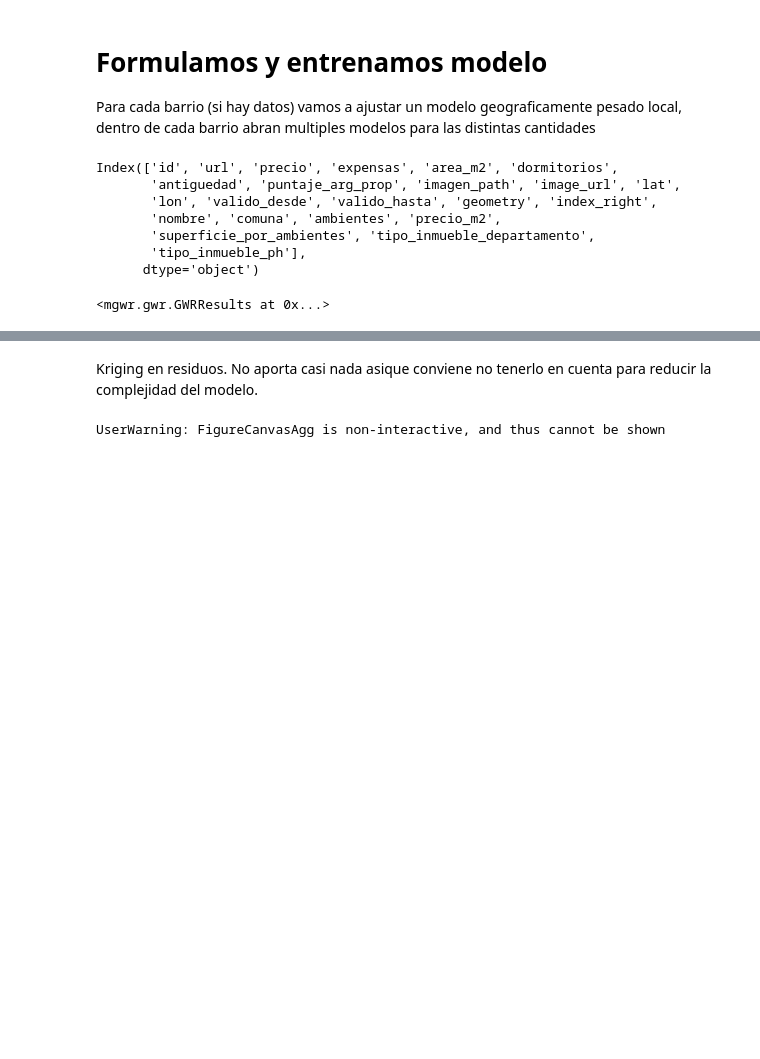
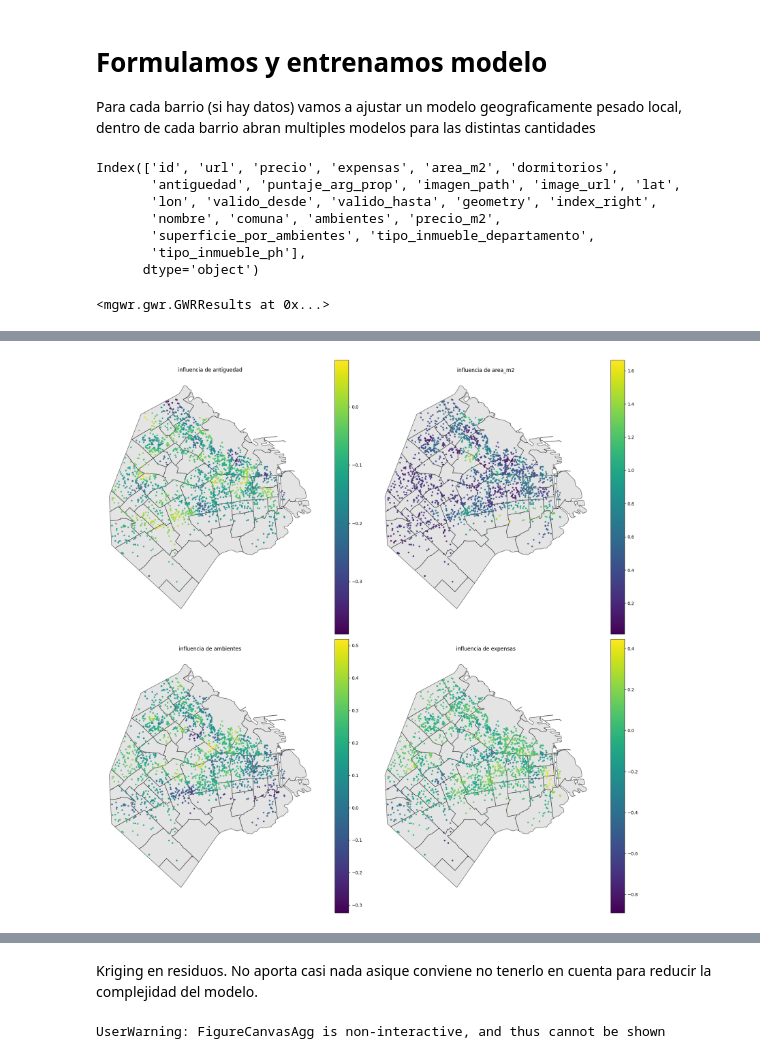
Before and after one commit to santieliges/caba-property-opportunities, a Jupyter notebook: modelo_venta_caba.ipynb, the cells around one changed output, grey strips where cells are left out. Drawn from its saved outputs; the diff is of its cells as text; code cells hidden in the pictures; blank space fills up the shorter version.

```diff
--- a/modelo_venta_caba.ipynb
+++ b/modelo_venta_caba.ipynb
@@ -728,6 +749,44 @@ coefs.abs().describe()
 
 for v in var_names:
     gdf_train[f'beta_{v}'] = coefs[v]
+# %%
+coef_names = [
+    "beta_antiguedad", "beta_area_m2", "beta_ambientes",
+    "beta_expensas"
+]
+
+fig, axes = plt.subplots(2, 2, figsize=(18, 18))
+axes = axes.flatten()
+
+barrios = barrios.to_crs(epsg=3857)
+gdf_train = gdf_train.to_crs(epsg=3857)
+
+for ax, coef in zip(axes, coef_names):
+
+    # ---- fondo: barrios ----
+    barrios.plot(
+        ax=ax,
+        edgecolor="black",
+        facecolor="lightgrey",
+        alpha=0.6
+    )
+
+    # ---- puntos: coeficientes GWR ----
+    gdf_train.plot(
+        ax=ax,
+        column=coef,
+        legend=True,
+        markersize=8,
+        alpha=0.8
+    )
+
+    ax.set_title('influencia de ' + coef.replace("beta_", ""))
+    ax.axis("off")
+
+plt.tight_layout()
+plt.show()
+# %% [output]
+[figure, added]
 # %%
 tvals = pd.DataFrame(
     res.tvalues[:, 1:],
```
Also changed, not shown: parts of 26 cells of this notebook.
